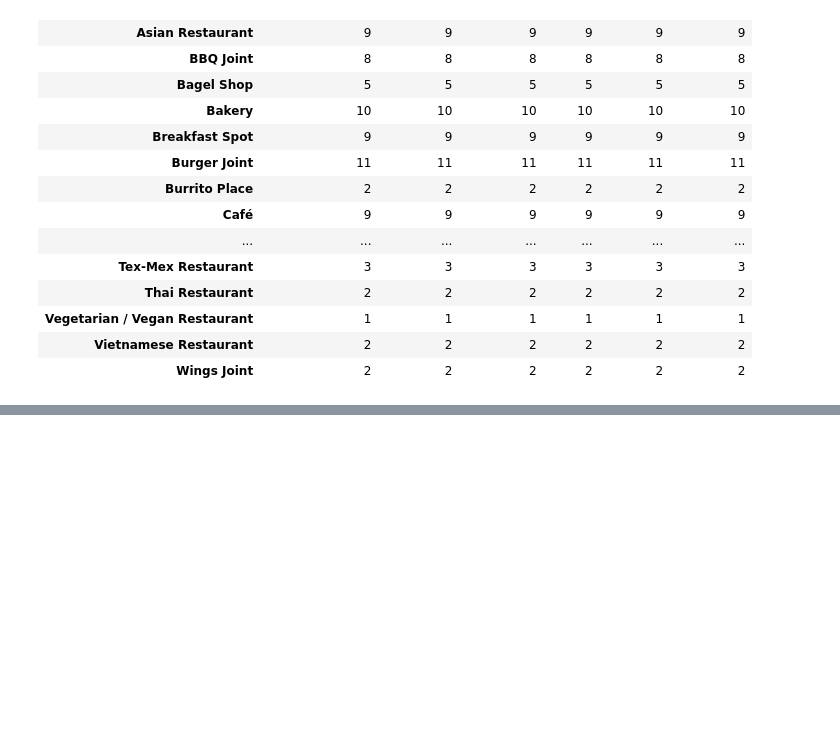
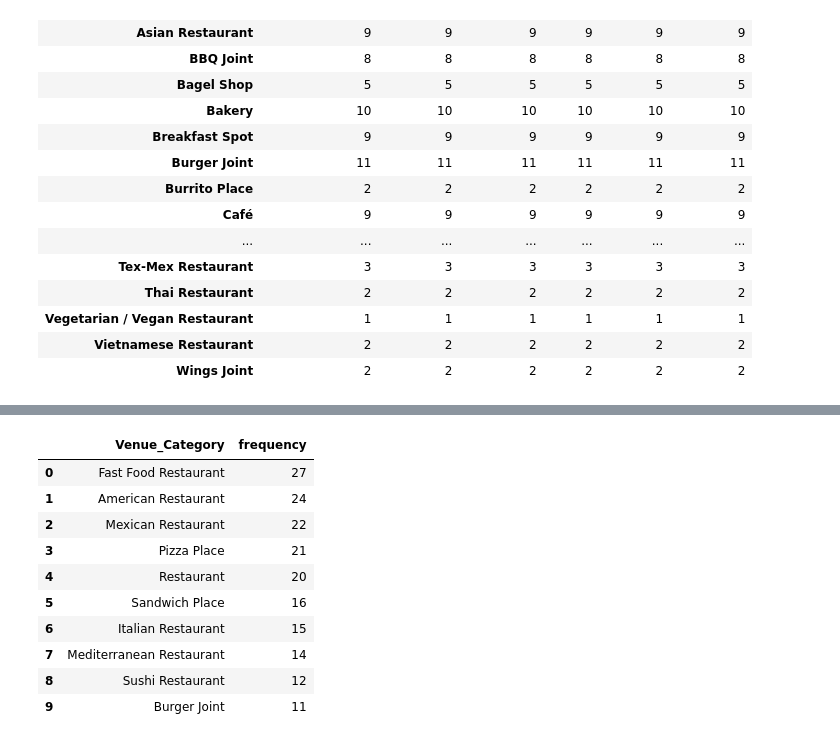
Before and after one commit to Devnathv/IBMCapstoneProject, a Jupyter notebook: FinalProject.ipynb, the cells around one changed output, grey strips where cells are left out. Cells and saved outputs as stored; diff of their text form; code cells hidden in the pictures; blank space fills up the shorter version.

```diff
--- a/FinalProject.ipynb
+++ b/FinalProject.ipynb
@@ -274,0 +348,17 @@ map_restaurants
+# %%
+final_Ral_clusters_top10=final_Ral['Venue_Category'].value_counts()[0:10].to_frame(name='frequency')
+final_Ral_clusters_top10=final_Ral_clusters_top10.reset_index()
+final_Ral_clusters_top10.rename(index=str,columns={"index":"Venue_Category","frequency":"frequency"},inplace=True)
+final_Ral_clusters_top10
+# %% [output]
+|  | Venue_Category | frequency |
+| 0 | Fast Food Restaurant | 27 |
+| 1 | American Restaurant | 24 |
+| 2 | Mexican Restaurant | 22 |
+| 3 | Pizza Place | 21 |
+| 4 | Restaurant | 20 |
+| 5 | Sandwich Place | 16 |
+| 6 | Italian Restaurant | 15 |
+| 7 | Mediterranean Restaurant | 14 |
+| 8 | Sushi Restaurant | 12 |
+| 9 | Burger Joint | 11 |
```
Also changed, not shown: parts of 9 cells of this notebook.
